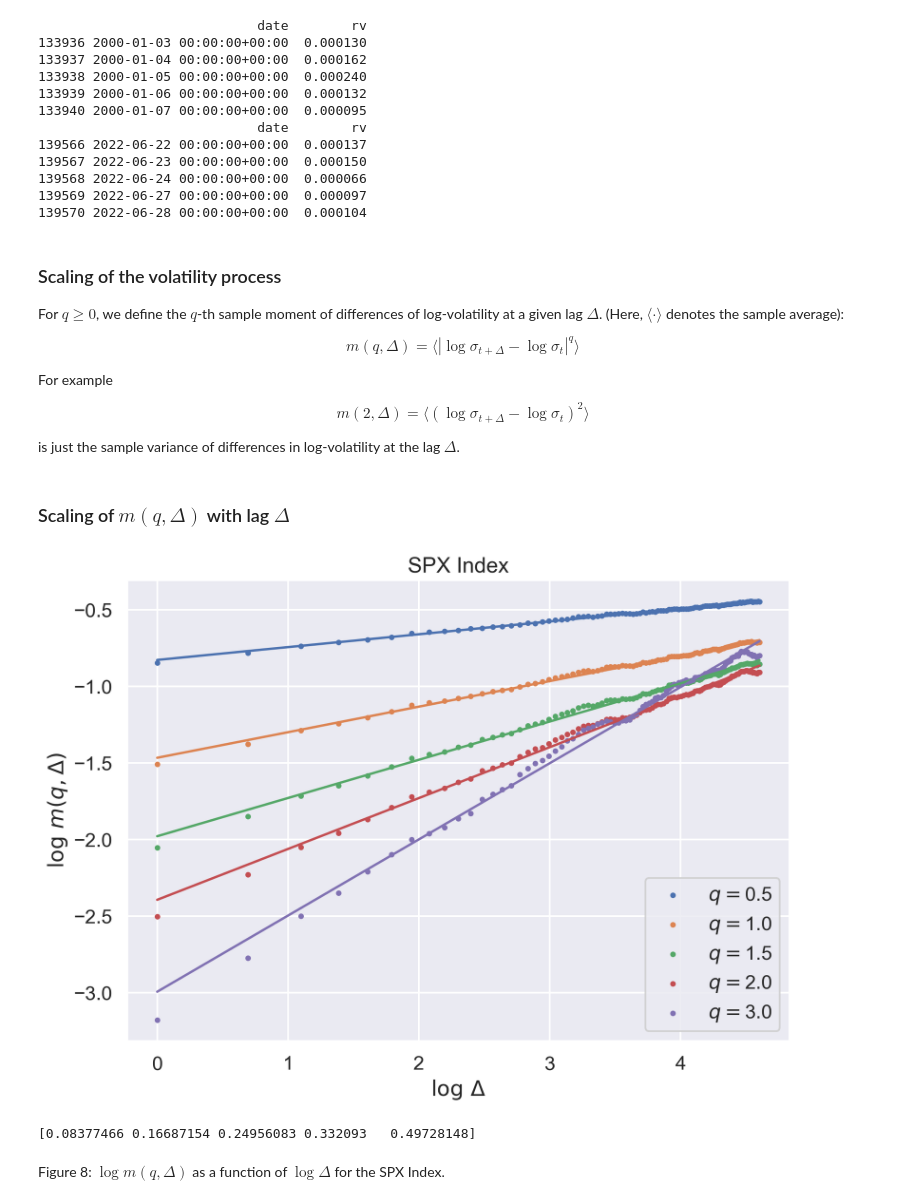
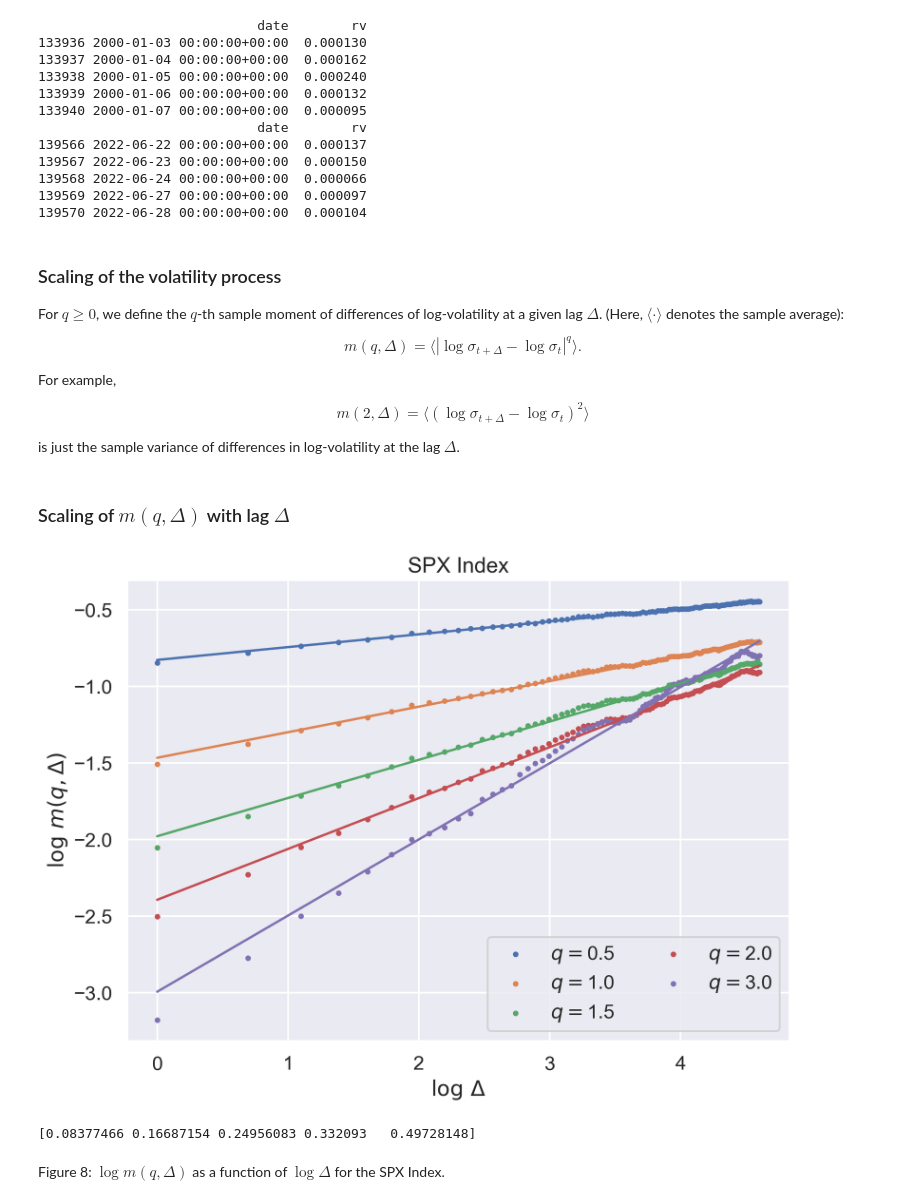
Before and after one commit to fbourgey/RoughVolatilityWorkshop, a Jupyter notebook: QM2024_1_Econometrics.ipynb, the cells around one changed output. Cells and saved outputs as stored; diff of their text form; code cells hidden in the pictures.

```diff
--- a/QM2024_1_Econometrics.ipynb
+++ b/QM2024_1_Econometrics.ipynb
@@ -232,6 +228,8 @@ print(list_tickers)
 Let us plot SPX realized variance.
 # %%
 df_spx = df[df["ticker"] == ".SPX"]
+spx_realized_var = df_spx["rv"].to_numpy()
+spx_realized_vol = spx_realized_var**0.5
+
 df_stoxx = df[df["ticker"] == ".STOXX50E"]
-df_ftse = df[df["ticker"] == ".FTSE"]
 # %%
@@ -269,10 +267,10 @@ For $q\geq 0$, we define the $q$-th sample moment of differences of log-volatili
 (Here, $\langle \cdot \rangle$ denotes the sample average):
 
 $$
-m(q,\Delta)=\langle \left|\log \sigma_{t+\Delta} -\log \sigma_{t} \right|^q \rangle
+m(q,\Delta)=\langle \left|\log \sigma_{t+\Delta} -\log \sigma_{t} \right|^q \rangle.
 $$
 
-For example
+For example,
 
 $$
 m(2,\Delta)=\langle \left(\log \sigma_{t+\Delta} -\log \sigma_{t} \right)^2 \rangle
@@ -285,32 +283,29 @@ is just the sample variance of differences in log-volatility at the lag $\Delta$
 lags = np.arange(1, 101, dtype=int)
 q_vec = np.array([0.5, 1, 1.5, 2, 3])
 zeta_q = np.zeros(5)
-
-spx_realized_vol = df_spx["rv"].to_numpy() ** 0.5
 # %%
 fig, ax = plt.subplots(figsize=(10, 7))
 zeta_q = np.zeros(5)
 
 for i, q in enumerate(q_vec):
     y = np.log(utils.m_q_moment_diff_logvol(sig=spx_realized_vol, q=q, lag=lags))
     x = np.log(lags)
 
     ax.scatter(x, y, s=10, label=f"$q =${q:.1f}")
     # linear regression
     alpha, beta = utils.linreg(x, y)
     ax.plot(x, alpha + beta * x, linewidth=2)
     zeta_q[i] = beta
 
 ax.set_xlabel(r"$\log\, \Delta$")
 ax.set_ylabel(r"$\log\, m(q, \Delta)$")
-# plt.ylim(-3, -0.5)
-ax.legend(loc="lower right")
+ax.legend(loc="lower right", ncol=2)
 ax.set_title("SPX Index")
 plt.show()
 
 print(zeta_q)
 # %% [output]
-[figure, old version]
+[figure, new version]
 [0.08377466 0.16687154 0.24956083 0.332093   0.49728148]
 # %% [markdown]
 Figure 8: $\log m(q,\Delta)$ as a function of $\log \Delta$ for the SPX Index.
```
Also changed, not shown: parts of 46 cells of this notebook, 4 other files.
